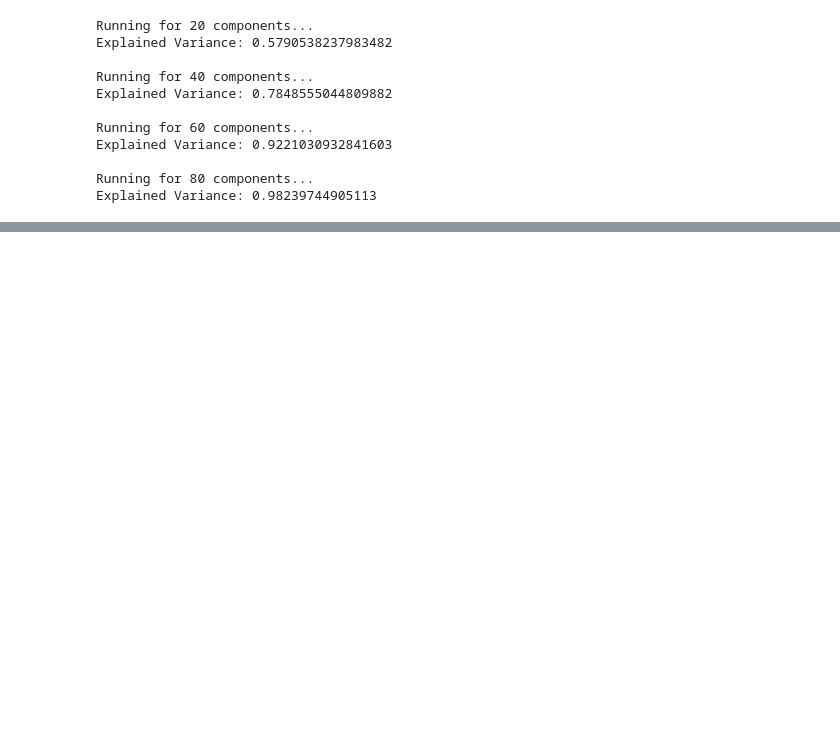
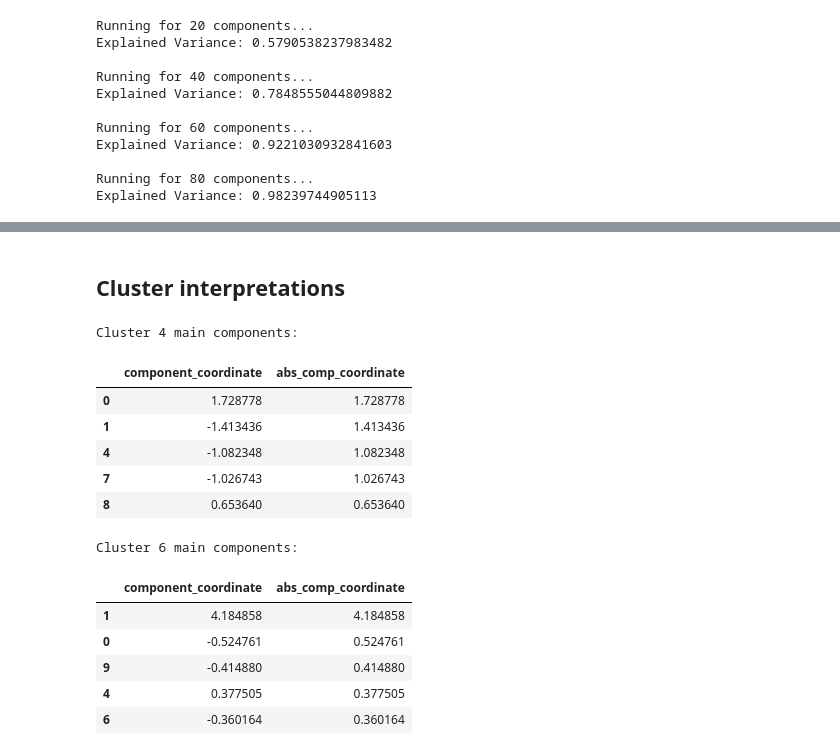
Before and after one commit to bglucca/ArvatoCustomerSegmentation, a Jupyter notebook: 04_modelling_segments.ipynb, the cells around one changed output, grey strips where cells are left out. Saved outputs shown, nothing was run; the diff lists cells and outputs as text; code cells hidden in the pictures; blank space fills up the shorter version.

```diff
--- a/04_modelling_segments.ipynb
+++ b/04_modelling_segments.ipynb
@@ -289,0 +388,2 @@ sns.lineplot(x = range(2,11), y = sample_30k_distances, marker = 'o')
+# %% [markdown]
+## Cluster interpretations
@@ -289,0 +451,23 @@ sns.lineplot(x = range(2,11), y = sample_30k_distances, marker = 'o')
+# %%
+for i, cluster_id in enumerate([4,6]):
+
+    main_comps = get_main_components(cluster_id=cluster_id)
+
+    print(f'Cluster {cluster_id} main components:')
+
+    display(main_comps)
+# %% [output]
+Cluster 4 main components:
+|  | component_coordinate | abs_comp_coordinate |
+| 0 | 1.728778 | 1.728778 |
+| 1 | -1.413436 | 1.413436 |
+| 4 | -1.082348 | 1.082348 |
+| 7 | -1.026743 | 1.026743 |
+| 8 | 0.653640 | 0.653640 |
+Cluster 6 main components:
+|  | component_coordinate | abs_comp_coordinate |
+| 1 | 4.184858 | 4.184858 |
+| 0 | -0.524761 | 0.524761 |
+| 9 | -0.414880 | 0.414880 |
+| 4 | 0.377505 | 0.377505 |
+| 6 | -0.360164 | 0.360164 |
```
Also changed, not shown: parts of 33 cells of this notebook, 1 other file.
